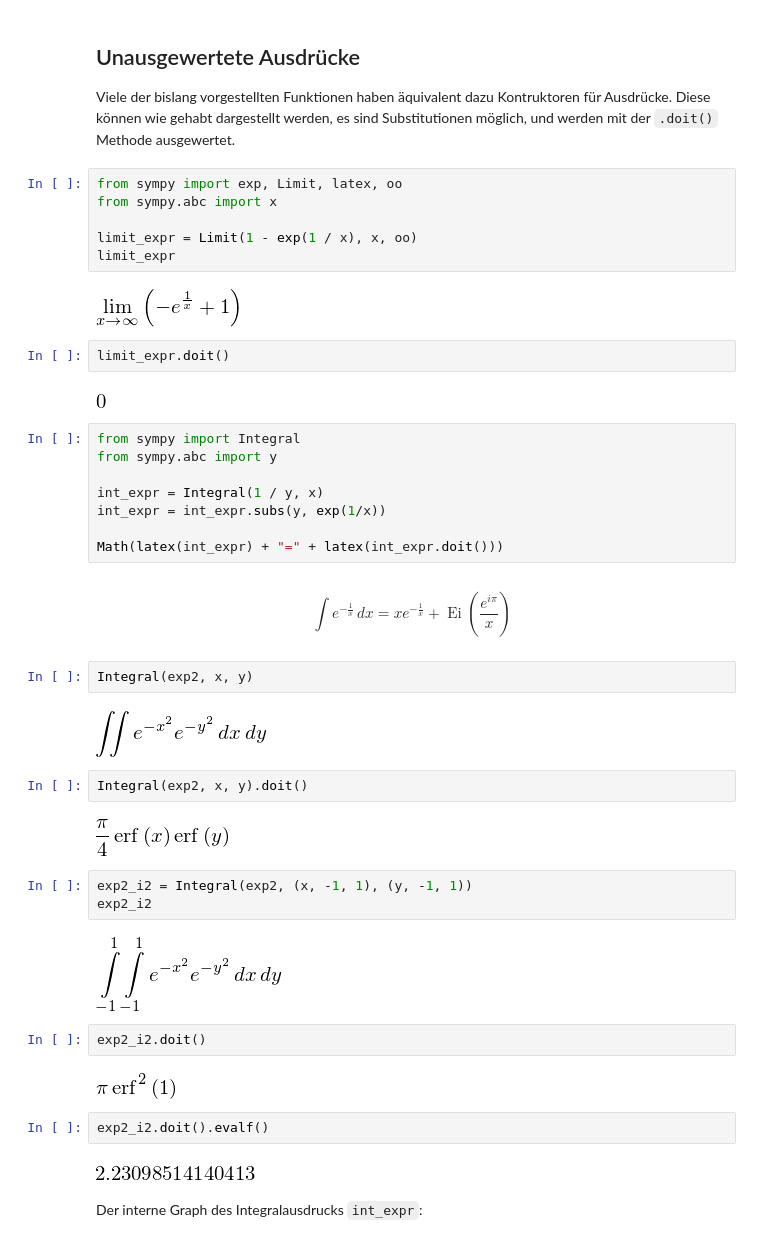
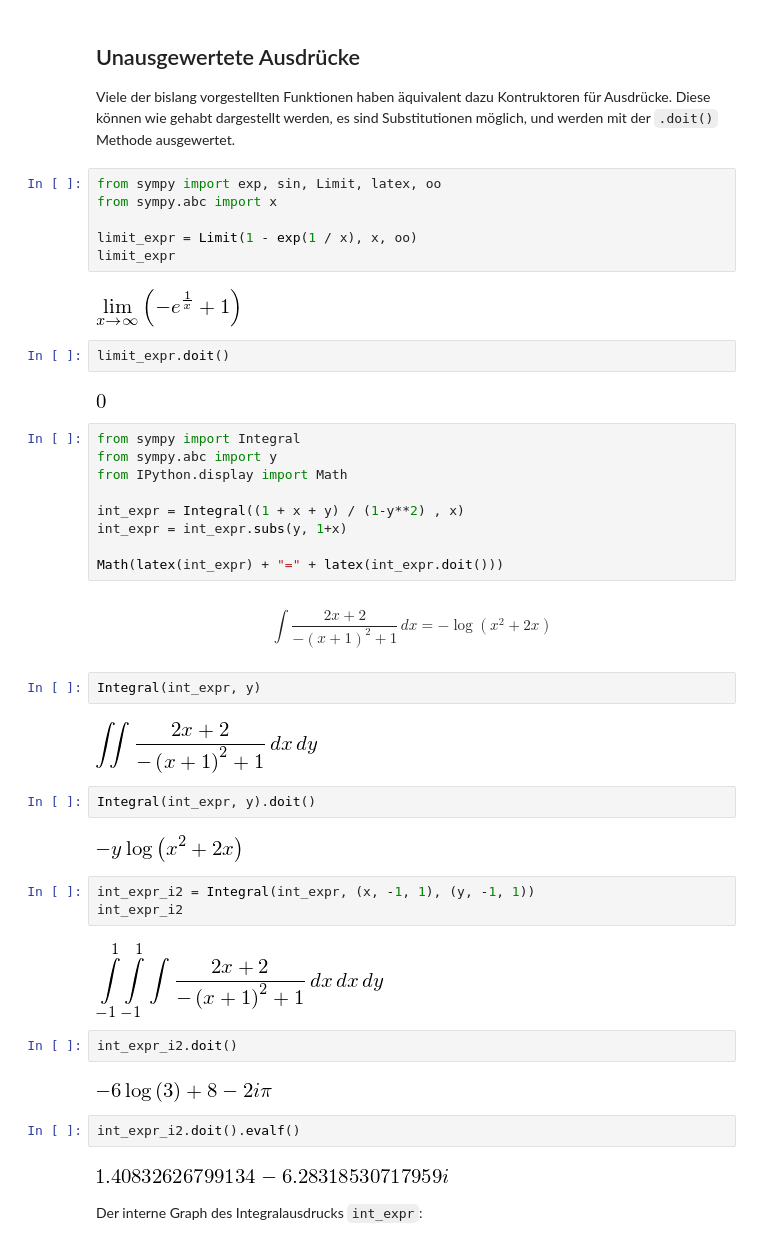
Before and after one commit to haraldschilly/python-fuer-mathematiker, a Jupyter notebook: doc/3-1-symbolisch_rechnen.ipynb, the cells around one changed output. Saved outputs shown, nothing was run; the diff lists cells and outputs as text.

Commit message:
3.1 different integral, bit tweaking

```diff
--- a/doc/3-1-symbolisch_rechnen.ipynb
+++ b/doc/3-1-symbolisch_rechnen.ipynb
@@ -527,7 +527,7 @@ Diese können wie gehabt dargestellt werden,
 es sind Substitutionen möglich,
 und werden mit der `.doit()` Methode ausgewertet.
 # %%
-from sympy import exp, Limit, latex, oo
+from sympy import exp, sin, Limit, latex, oo
 from sympy.abc import x
 
 limit_expr = Limit(1 - exp(1 / x), x, oo)
@@ -541,34 +541,35 @@ limit_expr.doit()
 # %%
 from sympy import Integral
 from sympy.abc import y
+from IPython.display import Math
 
-int_expr = Integral(1 / y, x)
-int_expr = int_expr.subs(y, exp(1/x))
+int_expr = Integral((1 + x + y) / (1-y**2) , x)
+int_expr = int_expr.subs(y, 1+x)
 
 Math(latex(int_expr) + "=" + latex(int_expr.doit()))
 # %% [output]
-$$\int e^{- \frac{1}{x}}\, dx=x e^{- \frac{1}{x}} + \operatorname{Ei}{\left (\frac{e^{i \pi}}{x} \right )}$$
+$$\int \frac{2 x + 2}{- \left(x + 1\right)^{2} + 1}\, dx=- \log{\left (x^{2} + 2 x \right )}$$
 # %%
-Integral(exp2, x, y)
+Integral(int_expr, y)
 # %% [output]
-[figure, old version]
+[figure, new version]
 # %%
-Integral(exp2, x, y).doit()
+Integral(int_expr, y).doit()
 # %% [output]
-[figure, old version]
+[figure, new version]
 # %%
-exp2_i2 = Integral(exp2, (x, -1, 1), (y, -1, 1))
-exp2_i2
+int_expr_i2 = Integral(int_expr, (x, -1, 1), (y, -1, 1))
+int_expr_i2
 # %% [output]
-[figure, old version]
+[figure, new version]
 # %%
-exp2_i2.doit()
+int_expr_i2.doit()
 # %% [output]
-[figure, old version]
+[figure, new version]
 # %%
-exp2_i2.doit().evalf()
+int_expr_i2.doit().evalf()
 # %% [output]
-[figure, old version]
+[figure, new version]
 # %% [markdown]
 Der interne Graph des Integralausdrucks `int_expr`:
 # %%
```
Also changed, not shown: 3 other files.
